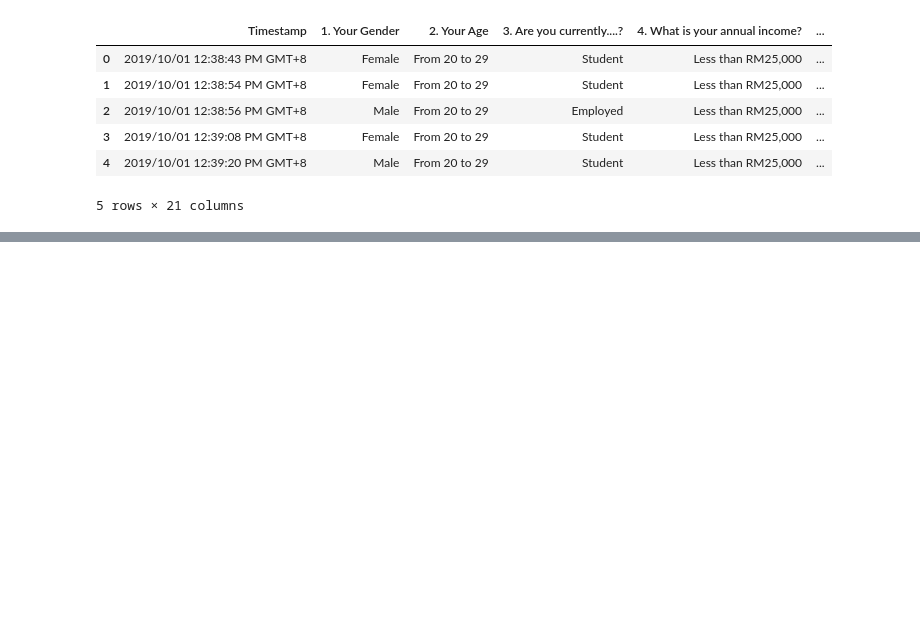
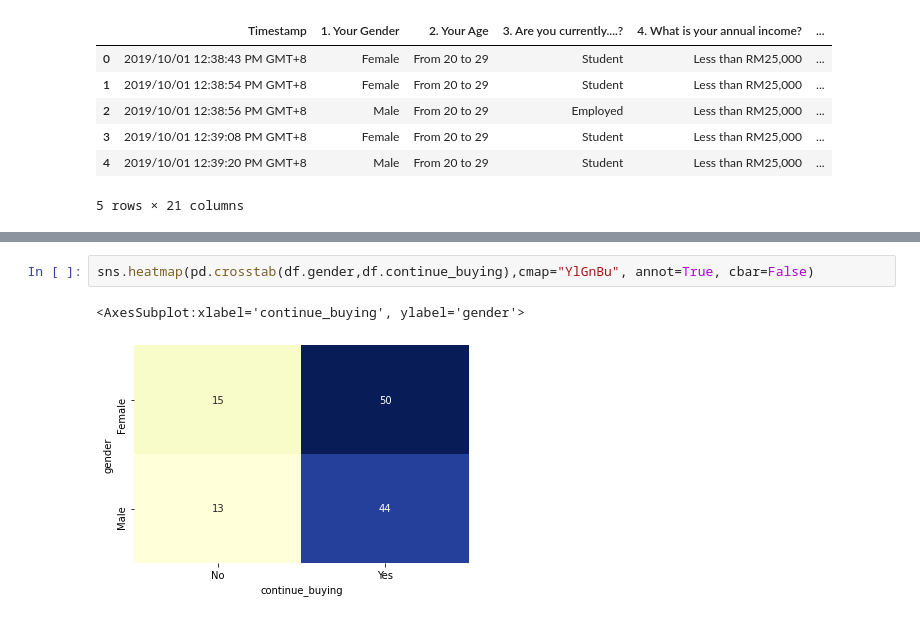
Before and after one commit to Johndsalas/Starbucks_Customer_Profiles, a Jupyter notebook: Untitled.ipynb, the cells around one changed output, grey strips where cells are left out. Saved outputs shown, nothing was run; the diff lists cells and outputs as text; blank space fills up the shorter version.

```diff
--- a/Untitled.ipynb
+++ b/Untitled.ipynb
@@ -14,0 +103,5 @@ df.head()
+# %%
+sns.heatmap(pd.crosstab(df.gender,df.continue_buying),cmap="YlGnBu", annot=True, cbar=False)
+# %% [output]
+<AxesSubplot:xlabel='continue_buying', ylabel='gender'>
+[figure, added]
```
Also changed, not shown: parts of 6 cells of this notebook.
